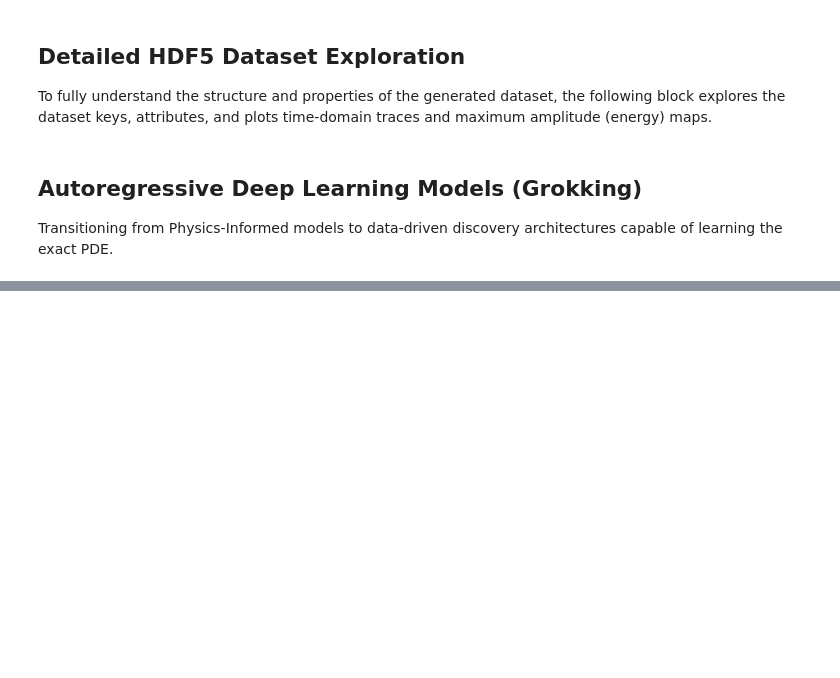
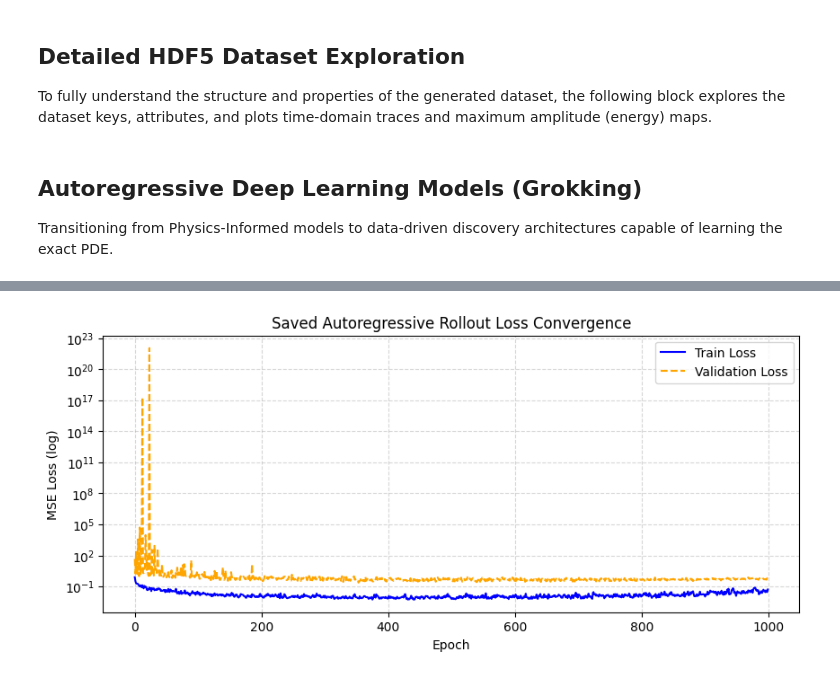
Before and after one commit to ravenwit/NOMAD, a Jupyter notebook: Acoustic_Wave_Simulation_on_Torus.ipynb, the cells around one changed output, grey strips where cells are left out. Drawn from its saved outputs; the diff is of its cells as text; code cells hidden in the pictures; blank space fills up the shorter version.

Commit message:
Kaggle Notebook | Acoustic_Wave_Simulation_on_Torus | Version 3

```diff
--- a/Acoustic_Wave_Simulation_on_Torus.ipynb
+++ b/Acoustic_Wave_Simulation_on_Torus.ipynb
@@ -1201,0 +1357,93 @@ For debugging consider passing CUDA_LAUNCH_BLOCKING=1
+# %%
+import torch
+import os
+import matplotlib.pyplot as plt
+
+def load_and_evaluate(checkpoint_path, h5_file_path, rollout_idx=45, max_steps=40):
+    """
+    Loads the trained PeriodicUNet and its normalization statistics,
+    ensuring proper device placement to avoid CPU/CUDA mismatches,
+    then executes an unassisted autoregressive rollout for evaluation.
+    """
+    device = torch.device('cuda' if torch.cuda.is_available() else 'cpu')
+    print(f"Executing inference engine on: {device.type.upper()}")
+
+    if not os.path.exists(checkpoint_path):
+        raise FileNotFoundError(f"Checkpoint file missing at {checkpoint_path}")
+
+    # =====================================================================
+    # 1. Load Checkpoint Data
+    # =====================================================================
+    print(f"Loading checkpoint parameters from {checkpoint_path}...")
+    checkpoint = torch.load(checkpoint_path, map_location=device)
+
+    # =====================================================================
+    # 2. Reconstruct the Model Architecture
+    # =====================================================================
+    print("Reconstructing PeriodicUNet manifold operator...")
+    model = PeriodicUNet(n_channels=4, n_classes=1, bilinear=True)
+    model.load_state_dict(checkpoint['model_state_dict'])
+    model.to(device)
+    model.eval() # Freezes batch normalization running statistics
+
+    # =====================================================================
+    # 3. Reconstruct Dataset with Explicit Device Alignment
+    # =====================================================================
+    print("Initializing evaluation dataset and syncing normalization bounds...")
+    # transform=False prevents the dataset from computing new dataset statistics
+    eval_dataset = TorusWaveDataset(h5_file_path, seq_len=max_steps, transform=False)
+
+    # CRITICAL FIX: Cast statistical tensors explicitly to 'cpu' to align with host tensors
+    eval_dataset.p_mean = checkpoint['p_mean'].cpu()
+    eval_dataset.p_std = checkpoint['p_std'].cpu()
+    eval_dataset.s_mean = checkpoint['s_mean'].cpu()
+    eval_dataset.s_std = checkpoint['s_std'].cpu()
+
+    # Execute normalization safely on host RAM
+    eval_dataset.P = (eval_dataset.P - eval_dataset.p_mean) / eval_dataset.p_std
+    eval_dataset.S = (eval_dataset.S - eval_dataset.s_mean) / eval_dataset.s_std
+
+    print(f"Dataset successfully normalized across training bounds on host device.")
+
+    # =====================================================================
+    # 4. Display Historic Metrics and Execute Valuation Rollout
+    # =====================================================================
+    if 'history' in checkpoint:
+        print("Rendering recorded training convergence history...")
+        history = checkpoint['history']
+
+        plt.figure(figsize=(10, 4))
+        plt.plot(history['train'], label='Train Loss', color='blue')
+        if history['val']:
+            plt.plot(history['val'], label='Validation Loss', color='orange', linestyle='--')
+        plt.yscale('log')
+        plt.title("Saved Autoregressive Rollout Loss Convergence")
+        plt.xlabel("Epoch")
+        plt.ylabel("MSE Loss (log)")
+        plt.legend()
+        plt.grid(True, which="both", linestyle='--', alpha=0.5)
+        plt.show()
+
+    # Pass model to evaluator; the engine will handle shifting runtime slices to GPU
+    evaluator = ManifoldEvaluator(model, eval_dataset, device=device)
+
+    # Run structural visualization and performance checking matrix mapping
+    visualize_rollout_comparison(
+        evaluator,
+        rollout_idx=rollout_idx,
+        max_steps=max_steps,
+        num_snapshots=5
+    )
+
+# Execution block remains matching your notebook cell setup
+
+checkpoint_file = "toroidal_operator_net.pt"
+data_file = "torus_simulation_data.h5"
+
+load_and_evaluate(
+    checkpoint_path=checkpoint_file,
+    h5_file_path=data_file,
+    rollout_idx=45,
+    max_steps=50
+)
+# %% [output]
@@ -1201,0 +1456 @@ For debugging consider passing CUDA_LAUNCH_BLOCKING=1
+[figure, added]
```
Also changed, not shown: parts of 8 cells of this notebook.
